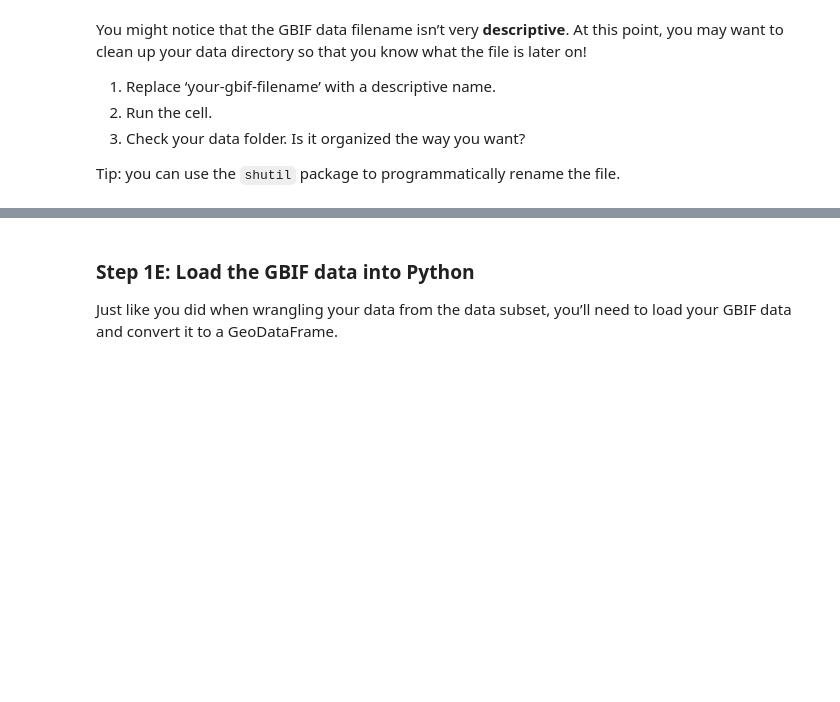
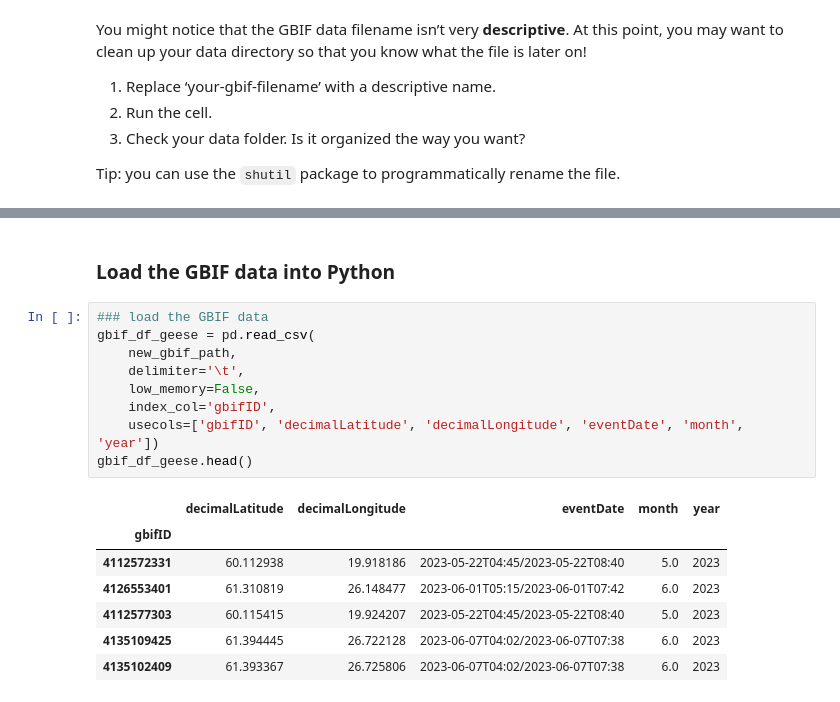
Before and after one commit to davidcwilcoxbuffs/02-migration-fall-template, a Jupyter notebook: notebooks/05-portfolio-download-gbif.ipynb, the cells around one changed output, grey strips where cells are left out. Saved outputs shown, nothing was run; the diff lists cells and outputs as text; blank space fills up the shorter version.

```diff
--- a/notebooks/05-portfolio-download-gbif.ipynb
+++ b/notebooks/05-portfolio-download-gbif.ipynb
@@ -179,5 +191,20 @@ shutil.move(gbif_path, new_gbif_path)
 # %% [markdown]
-### Step 1E: Load the GBIF data into Python
-
-Just like you did when wrangling your data from the data subset, you’ll need to load your GBIF data and convert it to a GeoDataFrame.
+### Load the GBIF data into Python
+# %%
+### load the GBIF data
+gbif_df_geese = pd.read_csv(
+    new_gbif_path,
+    delimiter='\t',
+    low_memory=False,
+    index_col='gbifID',
+    usecols=['gbifID', 'decimalLatitude', 'decimalLongitude', 'eventDate', 'month', 'year'])
+gbif_df_geese.head()
+# %% [output]
+|  | decimalLatitude | decimalLongitude | eventDate | month | year |
+| gbifID |  |  |  |  |  |
+| 4112572331 | 60.112938 | 19.918186 | 2023-05-22T04:45/2023-05-22T08:40 | 5.0 | 2023 |
+| 4126553401 | 61.310819 | 26.148477 | 2023-06-01T05:15/2023-06-01T07:42 | 6.0 | 2023 |
+| 4112577303 | 60.115415 | 19.924207 | 2023-05-22T04:45/2023-05-22T08:40 | 5.0 | 2023 |
+| 4135109425 | 61.394445 | 26.722128 | 2023-06-07T04:02/2023-06-07T07:38 | 6.0 | 2023 |
+| 4135102409 | 61.393367 | 26.725806 | 2023-06-07T04:02/2023-06-07T07:38 | 6.0 | 2023 |
 # %%
```
Also changed, not shown: parts of 18 cells of this notebook, 4 other files.
